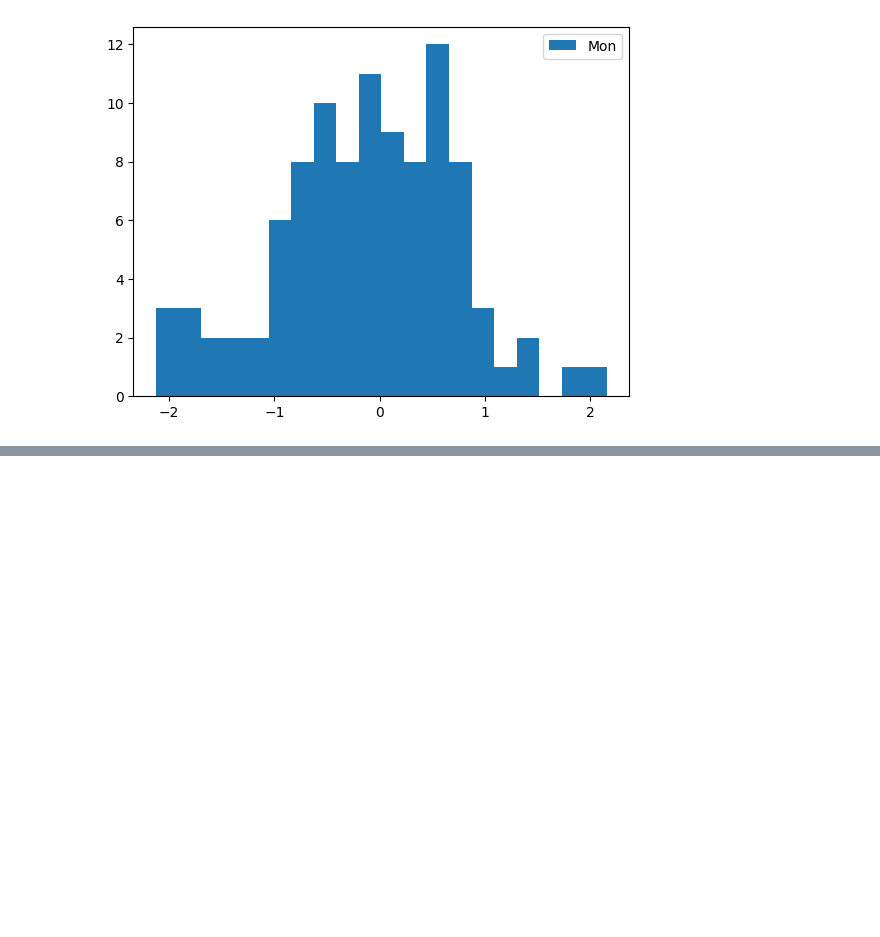
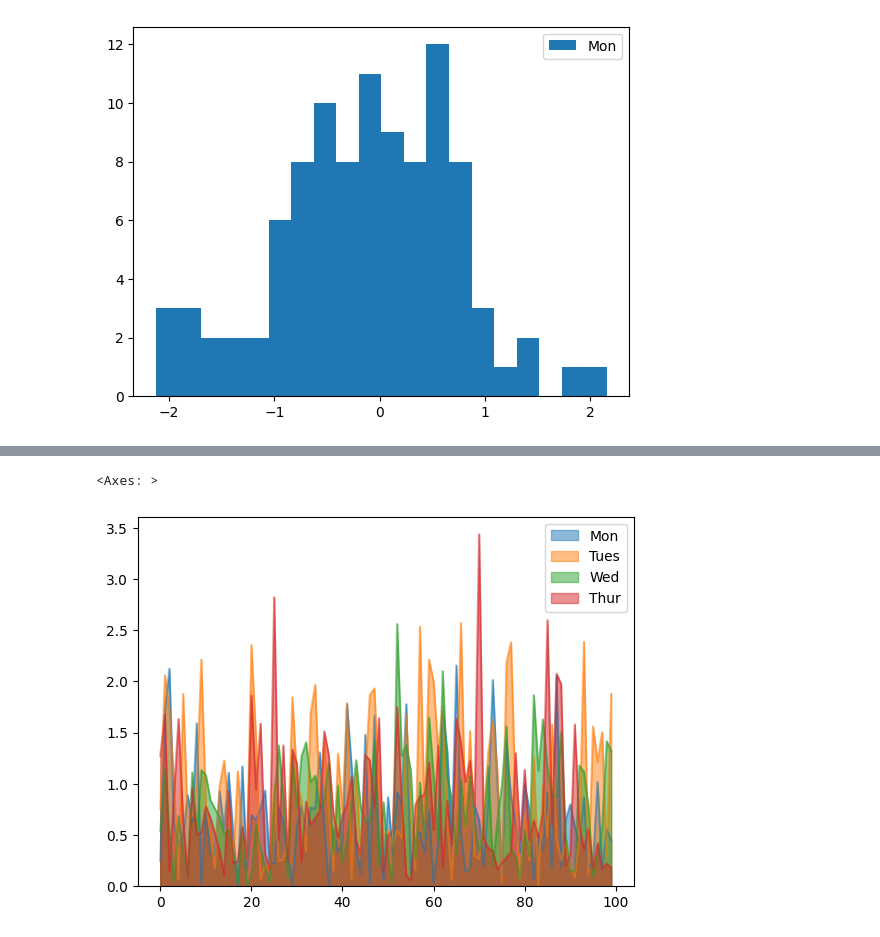
Before and after one commit to santhoshml/python-practice, a Jupyter notebook: Matplotlib.ipynb, the cells around one changed output, grey strips where cells are left out. Drawn from its saved outputs; the diff is of its cells as text; code cells hidden in the pictures; blank space fills up the shorter version.

```diff
--- a/Matplotlib.ipynb
+++ b/Matplotlib.ipynb
@@ -45,0 +51,5 @@ my_df["Mon"].hist(bins=20, grid=False, legend=True)
+# %%
+my_df.abs().plot(kind='area', stacked=False)
+# %% [output]
+<Axes: >
+[figure, added]
```
Also changed, not shown: parts of 14 cells of this notebook.
